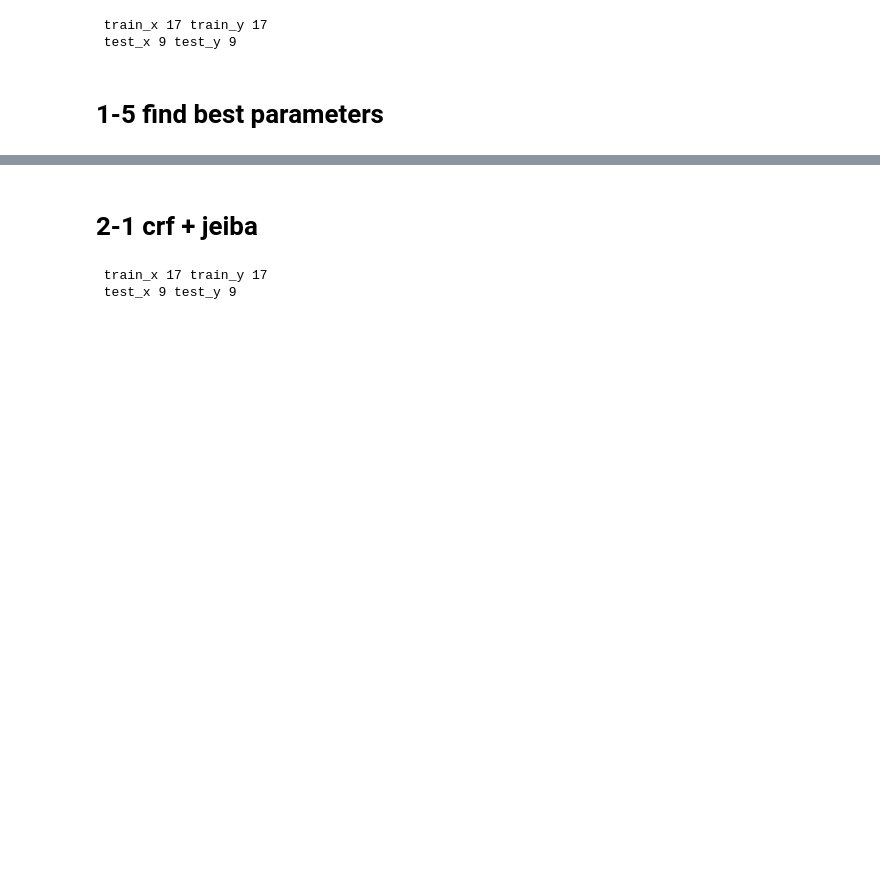
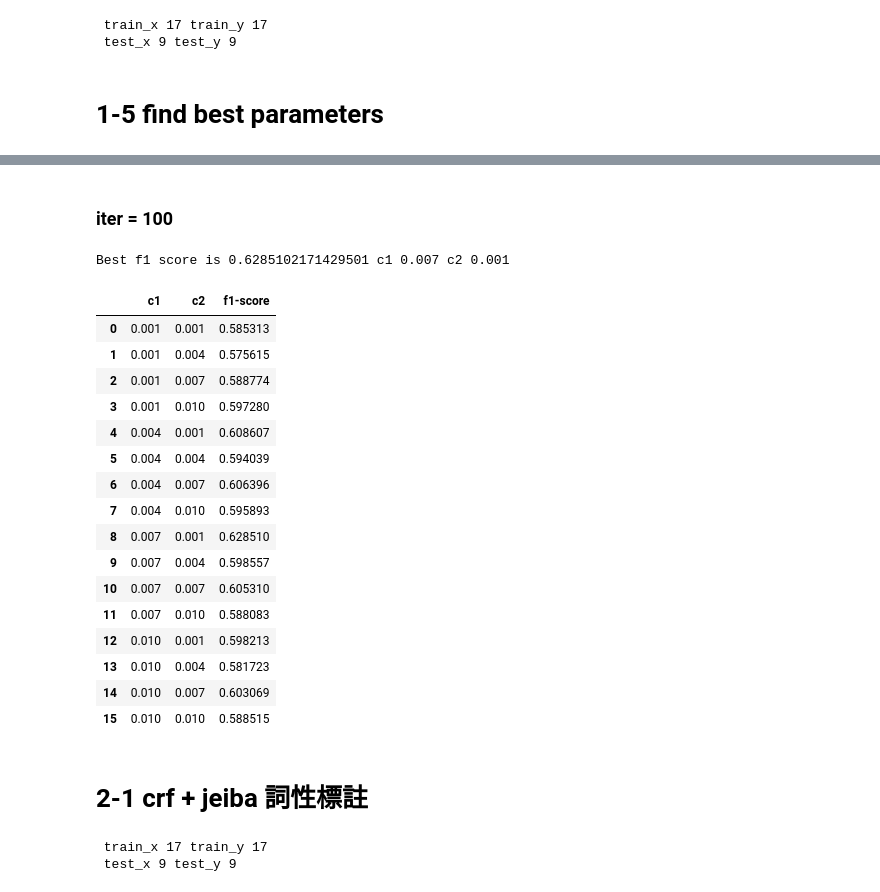
Before and after one commit to eric88525/NCKU-work, a Jupyter notebook: aimas/hw3/Q56104076.ipynb, the cells around one changed output, grey strips where cells are left out. Saved outputs shown, nothing was run; the diff lists cells and outputs as text; code cells hidden in the pictures; blank space fills up the shorter version.

```diff
--- a/aimas/hw3/Q56104076.ipynb
+++ b/aimas/hw3/Q56104076.ipynb
@@ -243,0 +248,16 @@ x
+# %%
+exp_result = []
+best_f1 = [-1,0,0]
+
+for c1 in np.arange(0.001,0.01,0.003):
+    for c2 in np.arange(0.001,0.01,0.003):
+        y_pred, y_pred_mar, f1score , crf_model = train_test(x_train, y_train, x_test, y_test,c1,c2,max_iterations=30)
+        if best_f1[0] < f1score:
+            best_f1 = f1score , c1,c2
+        exp_result.append([c1, c2, f1score])
+
+print(f"Best f1 score is {best_f1[0]} c1 {best_f1[1]} c2 {best_f1[2]}")
+
+x = pd.DataFrame(columns=['c1','c2','f1-score'])
+x[['c1','c2','f1-score']] = exp_result
+x
@@ -244,5 +283,42 @@ x
+# %% [markdown]
+### iter = 100
+# %%
+exp_result = []
+best_f1 = [-1,0,0]
+
+for c1 in np.arange(0.001,0.01,0.003):
+    for c2 in np.arange(0.001,0.01,0.003):
+        y_pred, y_pred_mar, f1score , crf_model = train_test(x_train, y_train, x_test, y_test,c1,c2,max_iterations=100)
+        if best_f1[0] < f1score:
+            best_f1 = f1score , c1,c2
+        exp_result.append([c1, c2, f1score])
+
+print(f"Best f1 score is {best_f1[0]} c1 {best_f1[1]} c2 {best_f1[2]}")
+
+x = pd.DataFrame(columns=['c1','c2','f1-score'])
+x[['c1','c2','f1-score']] = exp_result
+x
+# %% [output]
+Best f1 score is 0.6285102171429501 c1 0.007 c2 0.001
+|  | c1 | c2 | f1-score |
+| 0 | 0.001 | 0.001 | 0.585313 |
+| 1 | 0.001 | 0.004 | 0.575615 |
+| 2 | 0.001 | 0.007 | 0.588774 |
+| 3 | 0.001 | 0.010 | 0.597280 |
+| 4 | 0.004 | 0.001 | 0.608607 |
+| 5 | 0.004 | 0.004 | 0.594039 |
+| 6 | 0.004 | 0.007 | 0.606396 |
+| 7 | 0.004 | 0.010 | 0.595893 |
+| 8 | 0.007 | 0.001 | 0.628510 |
+| 9 | 0.007 | 0.004 | 0.598557 |
+| 10 | 0.007 | 0.007 | 0.605310 |
+| 11 | 0.007 | 0.010 | 0.588083 |
+| 12 | 0.010 | 0.001 | 0.598213 |
+| 13 | 0.010 | 0.004 | 0.581723 |
+| 14 | 0.010 | 0.007 | 0.603069 |
+| 15 | 0.010 | 0.010 | 0.588515 |
 # %% [markdown]
-# 2-1 crf + jeiba
+# 2-1 crf + jeiba 詞性標註
 # %%
 #!pip install jieba
 
```
Also changed, not shown: parts of 6 cells of this notebook, 1 other file.
